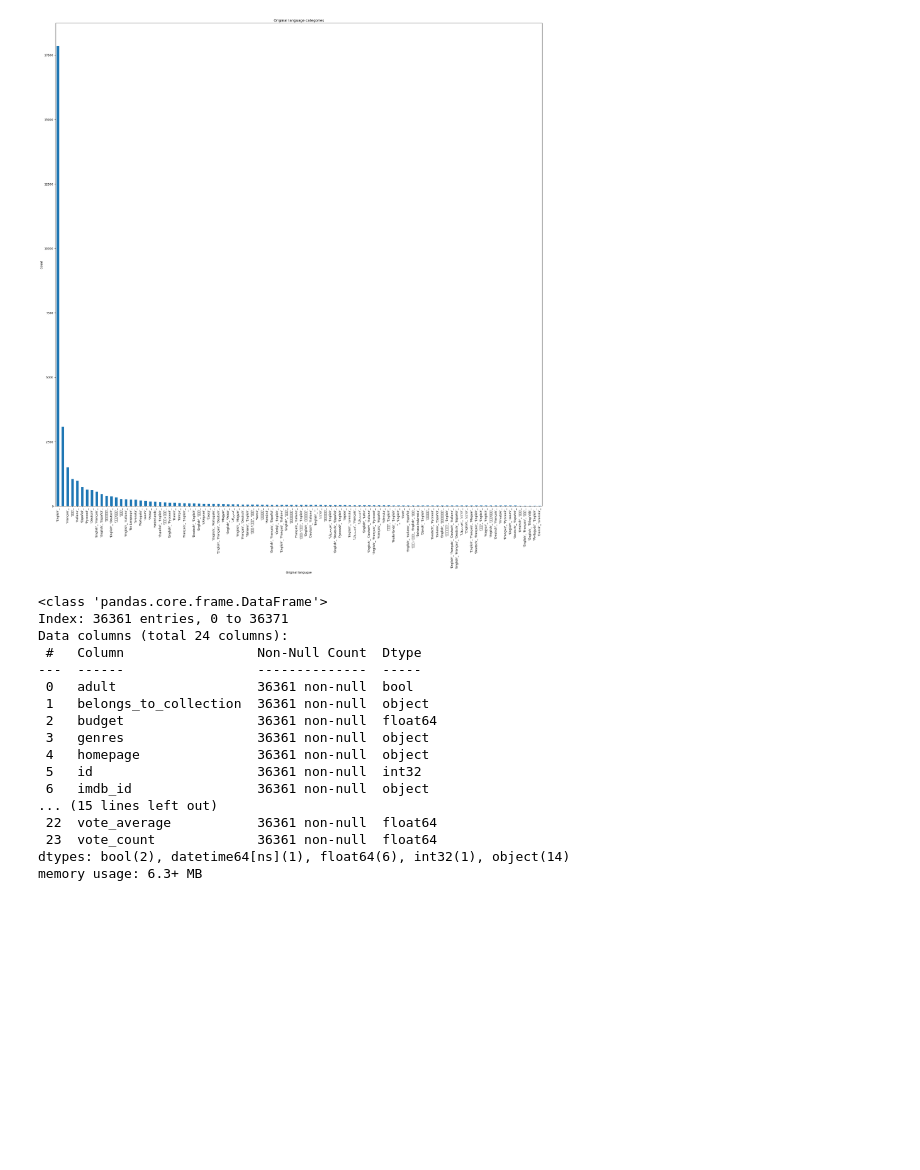
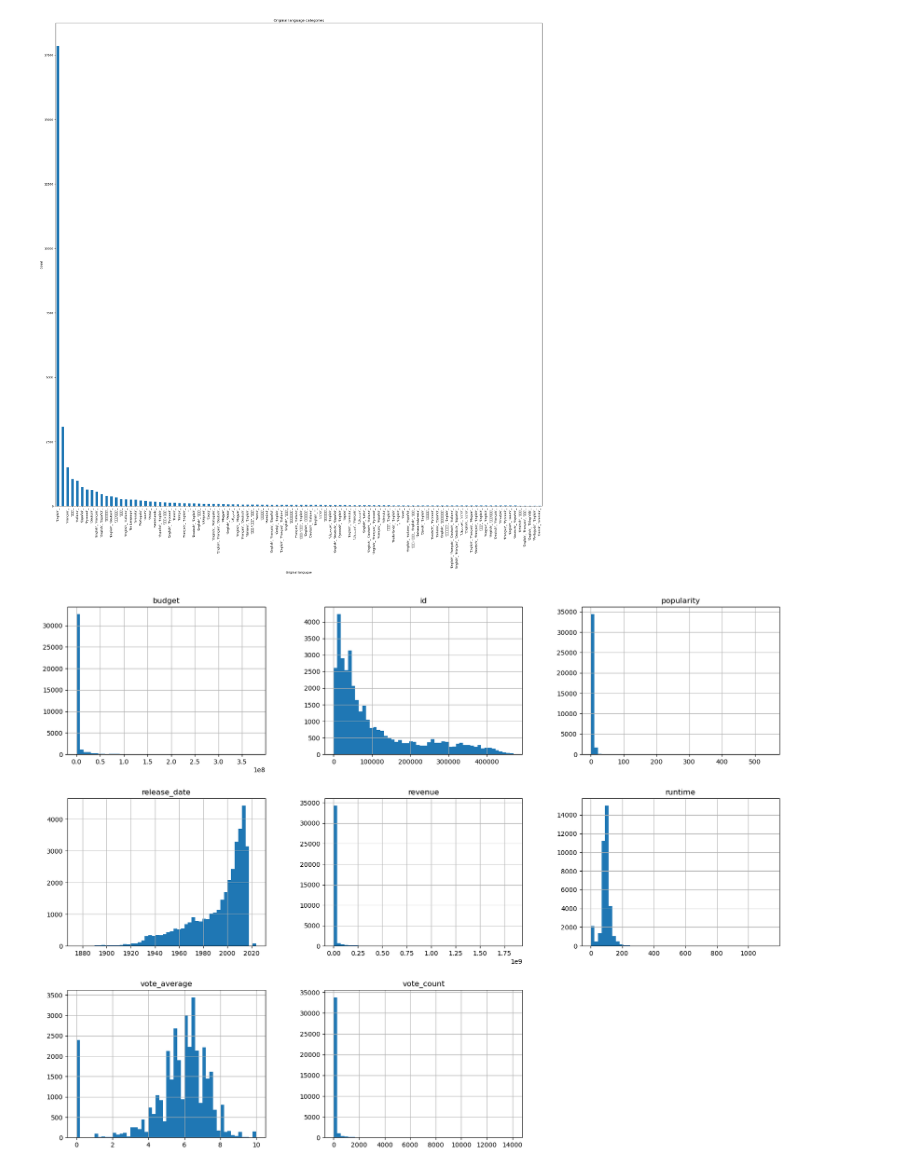
Before and after one commit to kamau96/Data_Science-Android_Development-Web_Development, a Jupyter notebook: Data_Science_Development/Python_Programming/Movies_Review/movies.ipynb, the cells around one changed output. Cells and saved outputs as stored; diff of their text form; code cells hidden in the pictures; blank space fills up the shorter version.

```diff
--- a/Data_Science_Development/Python_Programming/Movies_Review/movies.ipynb
+++ b/Data_Science_Development/Python_Programming/Movies_Review/movies.ipynb
@@ -499,23 +521,8 @@ spoken_languages.plot(kind='bar',
 plt.show()
 # %% [output]
 [figure]
-# %%
-movies.info()
-# %% [output]
-<class 'pandas.core.frame.DataFrame'>
-Index: 36361 entries, 0 to 36371
-Data columns (total 24 columns):
- #   Column                 Non-Null Count  Dtype
----  ------                 --------------  -----
- 0   adult                  36361 non-null  bool
- 1   belongs_to_collection  36361 non-null  object
- 2   budget                 36361 non-null  float64
- 3   genres                 36361 non-null  object
- 4   homepage               36361 non-null  object
- 5   id                     36361 non-null  int32
- 6   imdb_id                36361 non-null  object
-... (15 lines left out)
- 22  vote_average           36361 non-null  float64
- 23  vote_count             36361 non-null  float64
-dtypes: bool(2), datetime64[ns](1), float64(6), int32(1), object(14)
-memory usage: 6.3+ MB
+# %%
+movies.hist(bins=50, figsize=(20,15))
+plt.show()
+# %% [output]
+[figure, added]
```
Also changed, not shown: parts of 12 cells of this notebook.
